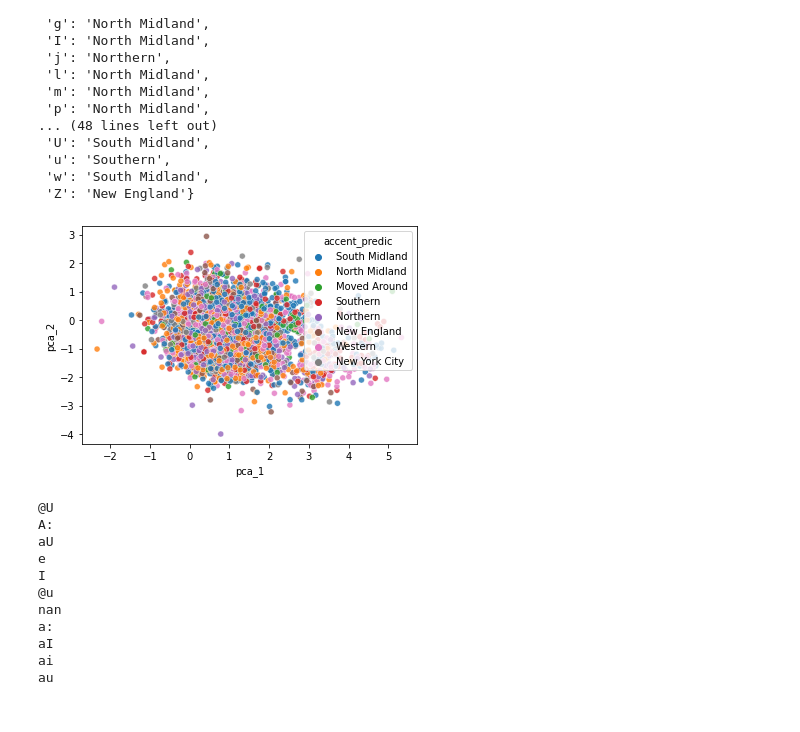
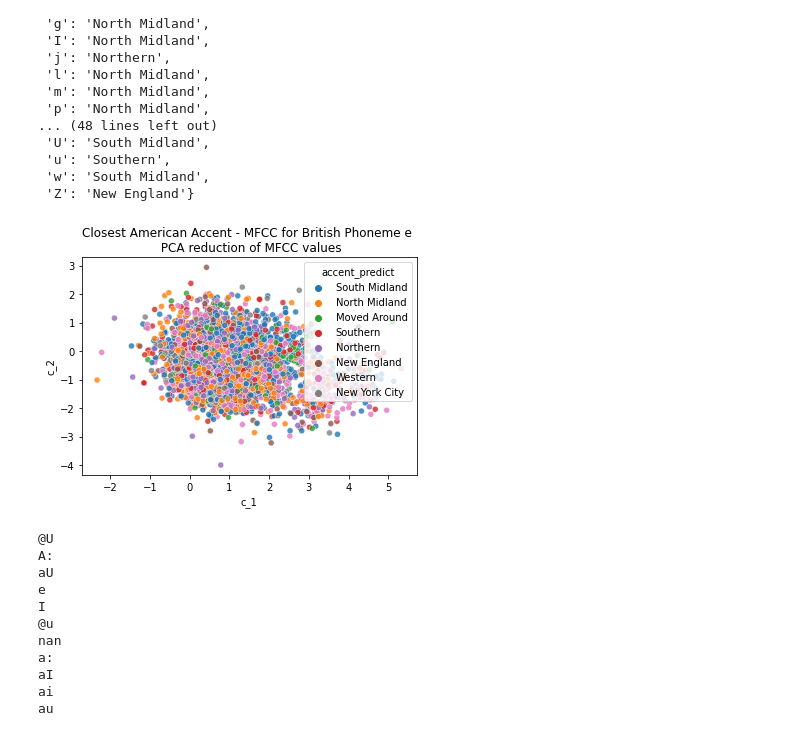
Before and after one commit to andrewpaster/isye_6740_final_project_accents, a Jupyter notebook: EDA_cluster.ipynb, the cells around one changed output. Cells and saved outputs as stored; diff of their text form; code cells hidden in the pictures.

```diff
--- a/EDA_cluster.ipynb
+++ b/EDA_cluster.ipynb
@@ -190,15 +225,16 @@ winning_accent
 # %%
 pca = PCA(n_components=2)
 
 df_pca = pca.fit_transform(brit_scaled)
 df_pca = pd.DataFrame(df_pca, columns=['c1', 'c2'])
 
-df_brit_ph[['pca_1', 'pca_2']] = df_pca
-
-sns.scatterplot(data=df_brit_ph[(df_brit_ph['phoneme'].isin(['e']))], x='pca_1', y='pca_2', hue='accent_predic', alpha=0.8)
+df_brit_ph[['c_1', 'c_2']] = df_pca
+df_brit_ph.rename(columns={'accent_predic': 'accent_predict'}, inplace=True)
+sns.scatterplot(data=df_brit_ph[(df_brit_ph['phoneme'].isin(['e']))], x='c_1', y='c_2', hue='accent_predict', alpha=0.8)
+plt.title('Closest American Accent - MFCC for British Phoneme e \n PCA reduction of MFCC values')
 plt.show()
 # %% [output]
-[figure, old version]
+[figure, new version]
 # %%
 from collections import Counter
 
```
Also changed, not shown: parts of 3 cells of this notebook.
